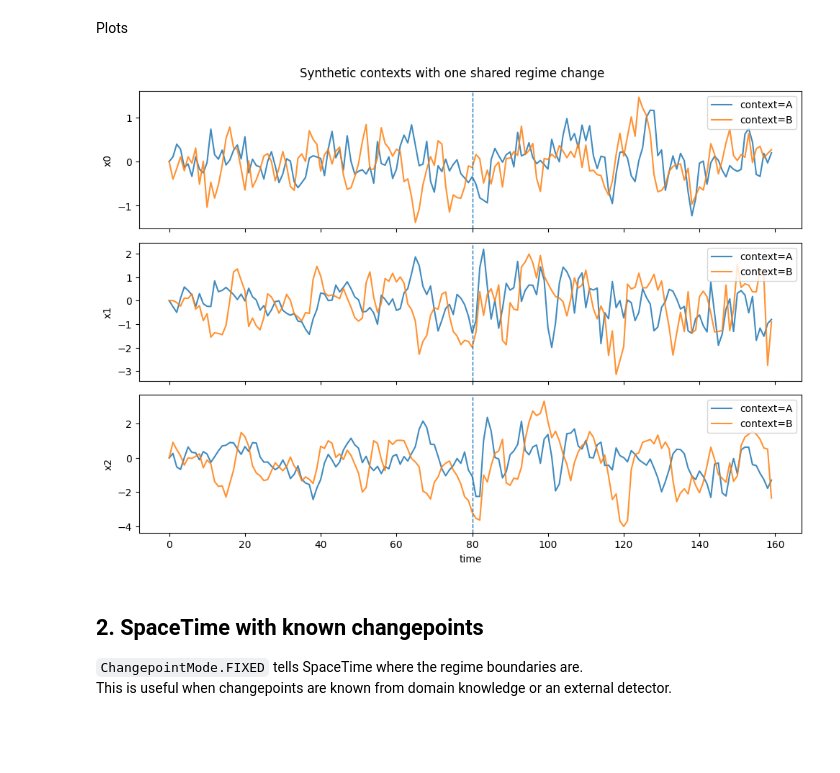
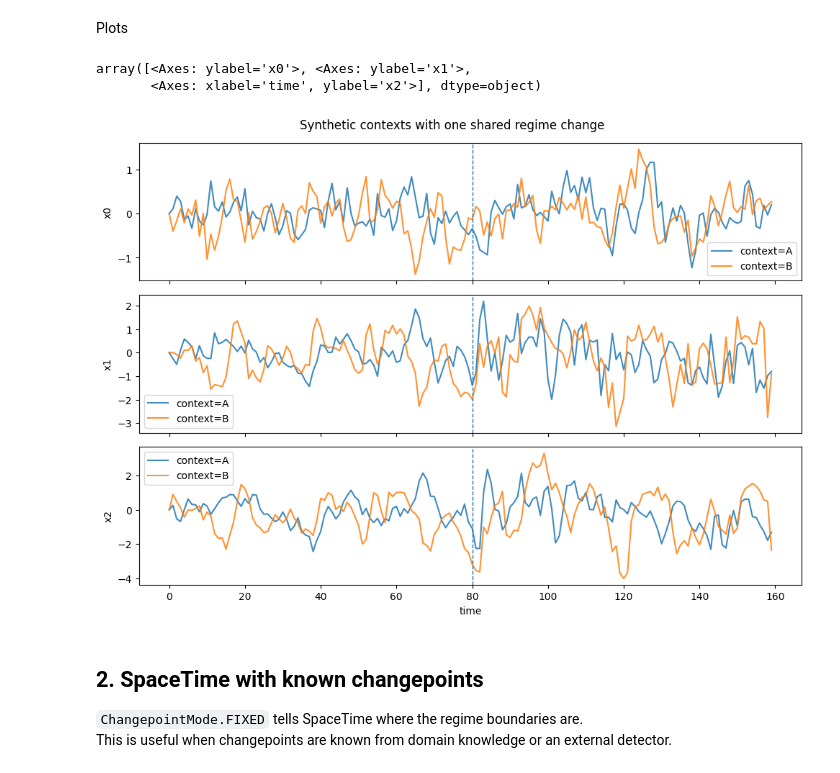
Before and after one commit to srhmm/causalchange, a Jupyter notebook: notebooks/04_spacetime_tutorial.ipynb, the cells around one changed output. Cells and saved outputs as stored; diff of their text form; code cells hidden in the pictures; blank space fills up the shorter version.

```diff
--- a/notebooks/04_spacetime_tutorial.ipynb
+++ b/notebooks/04_spacetime_tutorial.ipynb
@@ -90,46 +89,16 @@ X.head()
 
 Plots
 # %%
-def plot_panel_timeseries(X: pd.DataFrame, *, changepoints=None, title=None):
-    changepoints = list(changepoints or [])
-    variables = [c for c in X.columns if c != "context"]
-    contexts = list(X["context"].unique())
-
-    fig, axes = plt.subplots(
-        len(variables),
-        1,
-        figsize=(10, 2.4 * len(variables)),
-        sharex=True,
-    )
-
-    if len(variables) == 1:
-        axes = [axes]
-
-    for ax, variable in zip(axes, variables, strict=False):
-        for context in contexts:
-            values = X.loc[X["context"] == context, variable].to_numpy()
-            ax.plot(values, label=f"context={context}", alpha=0.85)
-
-        for cp in changepoints:
-            ax.axvline(cp, linestyle="--", linewidth=1)
-
-        ax.set_ylabel(variable)
-        ax.legend(loc="upper right")
-
-    axes[-1].set_xlabel("time")
-    if title:
-        fig.suptitle(title)
-    fig.tight_layout()
-    plt.show()
-
-
-plot_panel_timeseries(
+plot_changepoints(
     X,
     changepoints=[true_changepoint],
+    context_col="context",
     title="Synthetic contexts with one shared regime change",
 )
 # %% [output]
+array([<Axes: ylabel='x0'>, <Axes: ylabel='x1'>,
+       <Axes: xlabel='time', ylabel='x2'>], dtype=object)
-[figure, old version]
+[figure, new version]
 # %% [markdown]
 ## 2. SpaceTime with known changepoints
 
```
Also changed, not shown: parts of 10 cells of this notebook, 20 other files.
